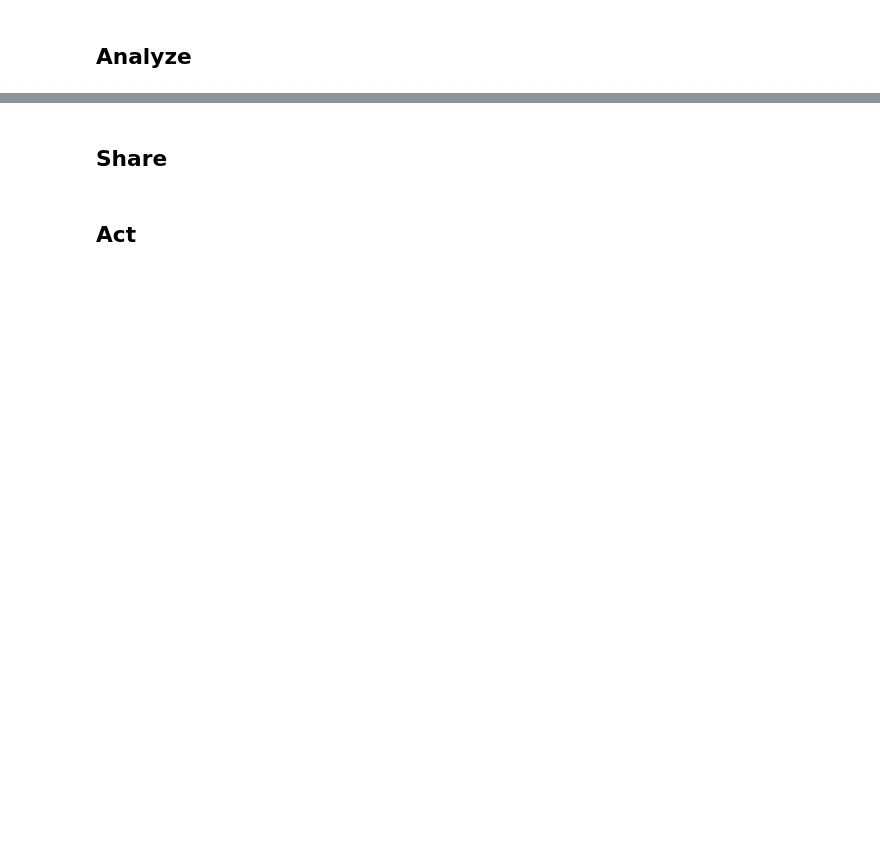
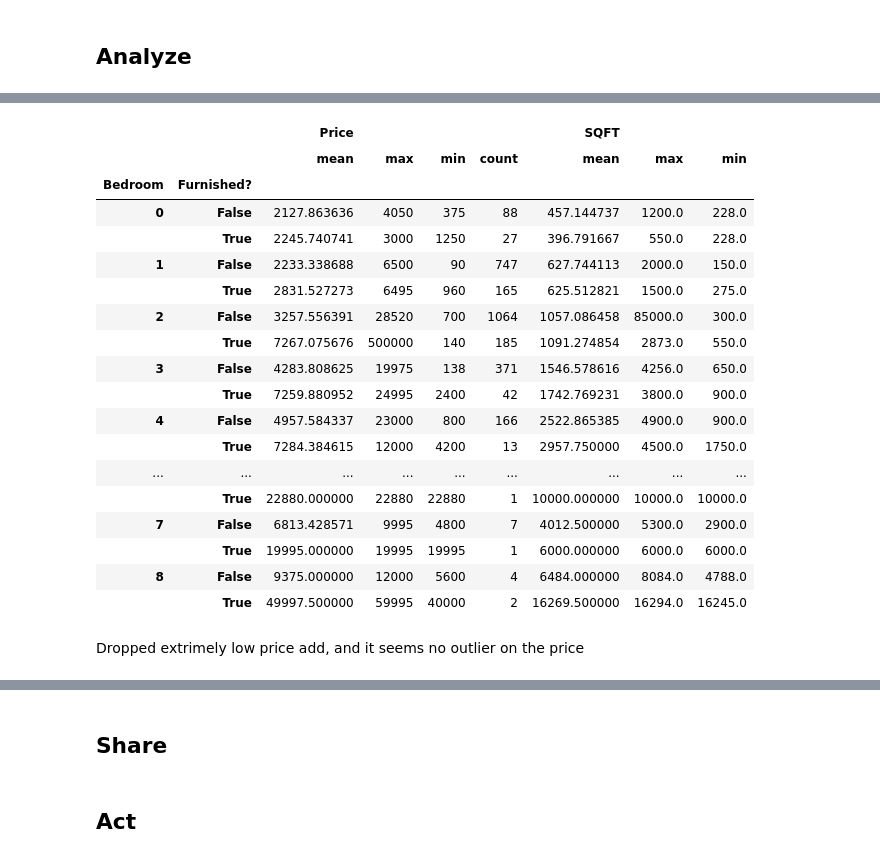
Before and after one commit to masaichig0/Data-Analysis-Project-1, a Jupyter notebook: scrape_craigslist_for_information.ipynb, the cells around one changed output, grey strips where cells are left out. Cells and saved outputs as stored; diff of their text form; code cells hidden in the pictures; blank space fills up the shorter version.

```diff
--- a/scrape_craigslist_for_information.ipynb
+++ b/scrape_craigslist_for_information.ipynb
@@ -334,0 +394,28 @@ Number of the suite: 8 on the ads by Number of Bedroom: 6
+# %%
+# Price per furnished suit on each bedroom
+#df_price_furnished = df.drop(['Post Datetime', 'Post Title', 'Post URL', 'Neighborhood'], axis=1)
+df_price_furnished = df.groupby(['Bedroom', 'Furnished?']).agg({'Price': ['mean', 'max', 'min', 'count'],
+                                                               "SQFT": ['mean', 'max', 'min']})
+df_price_furnished
+# %% [output]
+|  |  | Price |  |  |  | SQFT |  |  |
+|  |  | mean | max | min | count | mean | max | min |
+| Bedroom | Furnished? |  |  |  |  |  |  |  |
+| 0 | False | 2127.863636 | 4050 | 375 | 88 | 457.144737 | 1200.0 | 228.0 |
+|  | True | 2245.740741 | 3000 | 1250 | 27 | 396.791667 | 550.0 | 228.0 |
+| 1 | False | 2233.338688 | 6500 | 90 | 747 | 627.744113 | 2000.0 | 150.0 |
+|  | True | 2831.527273 | 6495 | 960 | 165 | 625.512821 | 1500.0 | 275.0 |
+| 2 | False | 3257.556391 | 28520 | 700 | 1064 | 1057.086458 | 85000.0 | 300.0 |
+|  | True | 7267.075676 | 500000 | 140 | 185 | 1091.274854 | 2873.0 | 550.0 |
+| 3 | False | 4283.808625 | 19975 | 138 | 371 | 1546.578616 | 4256.0 | 650.0 |
+|  | True | 7259.880952 | 24995 | 2400 | 42 | 1742.769231 | 3800.0 | 900.0 |
+| 4 | False | 4957.584337 | 23000 | 800 | 166 | 2522.865385 | 4900.0 | 900.0 |
+|  | True | 7284.384615 | 12000 | 4200 | 13 | 2957.750000 | 4500.0 | 1750.0 |
+| ... | ... | ... | ... | ... | ... | ... | ... | ... |
+|  | True | 22880.000000 | 22880 | 22880 | 1 | 10000.000000 | 10000.0 | 10000.0 |
+| 7 | False | 6813.428571 | 9995 | 4800 | 7 | 4012.500000 | 5300.0 | 2900.0 |
+|  | True | 19995.000000 | 19995 | 19995 | 1 | 6000.000000 | 6000.0 | 6000.0 |
+| 8 | False | 9375.000000 | 12000 | 5600 | 4 | 6484.000000 | 8084.0 | 4788.0 |
+|  | True | 49997.500000 | 59995 | 40000 | 2 | 16269.500000 | 16294.0 | 16245.0 |
+# %% [markdown]
+Dropped extrimely low price add, and it seems no outlier on the price
```
Also changed, not shown: parts of 22 cells of this notebook.
